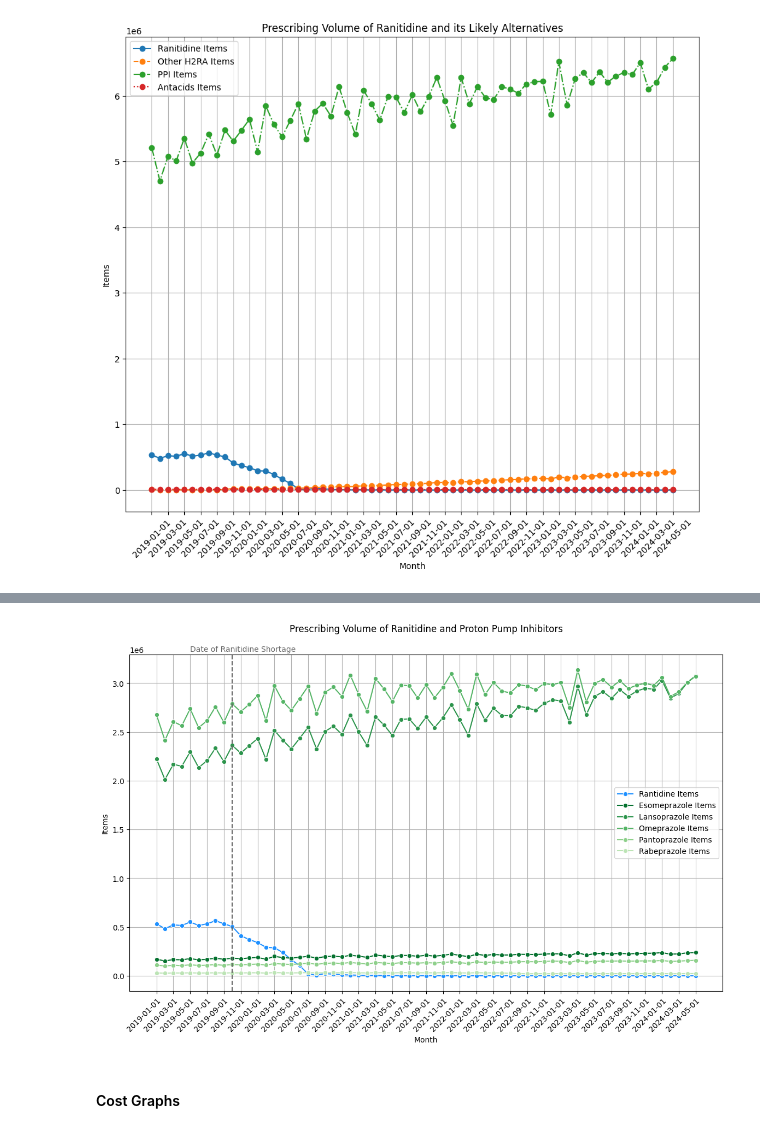
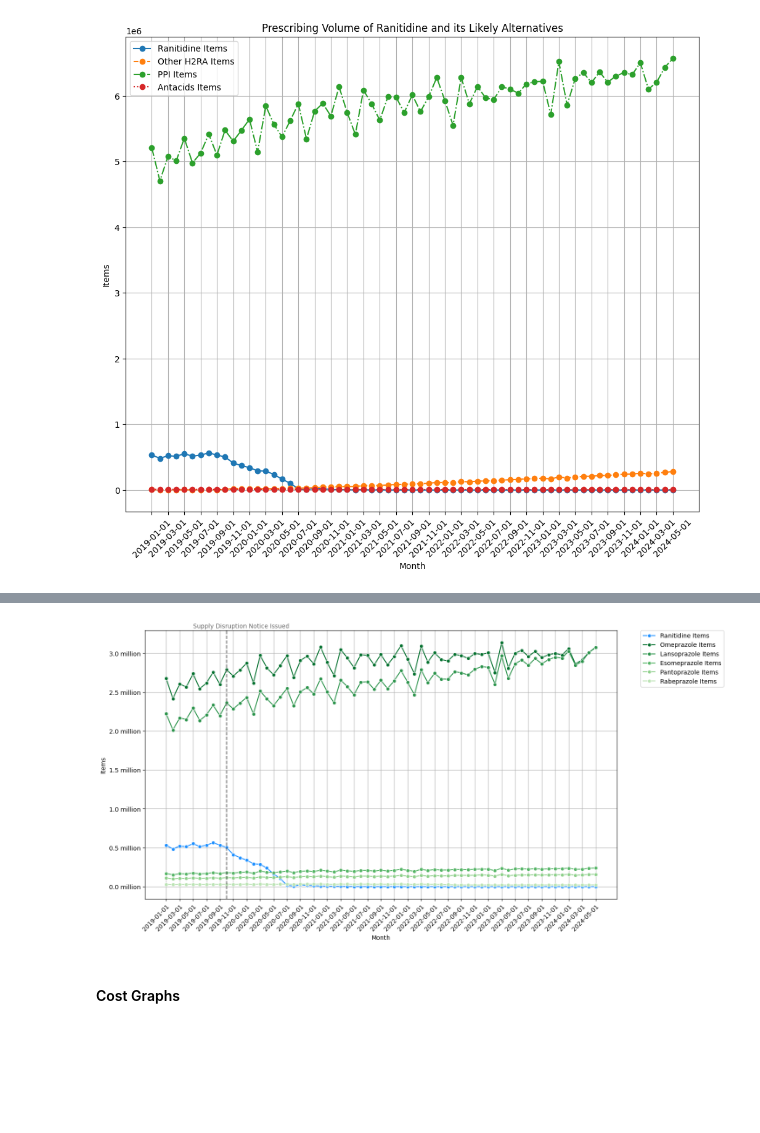
Before and after one commit to avanthika-sivakumar/med-student-omeprazole, a Jupyter notebook: notebooks/Omeprazole shortage.ipynb, the cells around one changed output, grey strips where cells are left out. Drawn from its saved outputs; the diff is of its cells as text; code cells hidden in the pictures; blank space fills up the shorter version.

```diff
--- a/notebooks/Omeprazole shortage.ipynb
+++ b/notebooks/Omeprazole shortage.ipynb
@@ -258,16 +265,16 @@ nizatidine_monthly_totals = data_filtered_nizatidine.groupby('month')['items'].s
 # %%
 # Create a Seaborn figure for specific H2RA antagonists
 plt.figure(figsize=(14, 8))  # Increase figure size for better readability
-sns.set_palette('OrRd_r')
 
 # Plot the original monthly totals for H2RA antagonists using Seaborn
-sns.lineplot(data=ranitidine_monthly_totals, x='month', y='items', marker='o', label='Rantidine Items', color='dodgerblue')
+sns.lineplot(data=ranitidine_monthly_totals, x='month', y='items', marker='o', label='Ranitidine Items', color='dodgerblue')
 
-sns.lineplot(data=cimetidine_monthly_totals, x='month', y='items', marker='o', label='Cimetidine Items')
+sns.lineplot(data=famotidine_monthly_totals, x='month', y='items', marker='o', label='Famotidine Items', color='firebrick')
 
-sns.lineplot(data=famotidine_monthly_totals, x='month', y='items', marker='o', label='Famotidine Items')
+sns.lineplot(data=nizatidine_monthly_totals, x='month', y='items', marker='o', label='Nizatidine Items', color='red')
 
-sns.lineplot(data=nizatidine_monthly_totals, x='month', y='items', marker='o', label='Nizatidine Items')
+sns.lineplot(data=cimetidine_monthly_totals, x='month', y='items', marker='o', label='Cimetidine Items', color='lightsalmon')
+
 
 # Rotate x-axis labels to avoid overlapping
 plt.xticks(rotation=45)
@@ -276,7 +283,6 @@ plt.xticks(rotation=45)
 plt.xticks(ticks=ranitidine_monthly_totals['month'][::2], rotation=45, rotation_mode='anchor', horizontalalignment='right')
 
 # Add titles and labels
-plt.title('Prescribing Volume of Alternative H2 Receptor Antagonists', pad=30)
 plt.xlabel('Month')
 plt.ylabel('Items')
 
@@ -286,13 +292,19 @@ plt.legend()
 #add vertical line for date of shortage and annotate it.
 plt.axvline(x = '2019-10-01', ymin = 0, ymax = 1, color='dimgrey', linestyle='--')
 
-plt.annotate('Date of Ranitidine Shortage', color='dimgrey',
+plt.annotate('Supply Disruption Notice Issued', color='dimgrey',
              xy=('2019-10-01', max(ranitidine_monthly_totals['items'])),
              xytext=('2019-05-01', max(ranitidine_monthly_totals['items']) * 1.06))
 
 # Adding grid for better readability
 plt.grid(True)
 
+#Move legend box outside
+plt.legend(bbox_to_anchor=(1.05, 1), loc=2, borderaxespad=0.)
+
+# Format y-axis labels
+plt.gca().get_yaxis().set_major_formatter(plt.FuncFormatter(lambda x, loc: "{:.1f} million".format(x / 1000000)))
+
 # Display the plot
 plt.show()
 # %% [output]
@@ -332,43 +344,48 @@ plt.figure(figsize=(14, 8))  # Increase figure size for better readability
 sns.set_palette('Greens_r', 6)
 
 # Plot the original monthly totals for PPIs using Seaborn
-sns.lineplot(data=ranitidine_monthly_totals, x='month', y='items', marker='o', label='Rantidine Items', color='dodgerblue')
+sns.lineplot(data=ranitidine_monthly_totals, x='month', y='items', marker='o', label='Ranitidine Items', color='dodgerblue')
 
-sns.lineplot(data=esomeprazole_monthly_totals, x='month', y='items', marker='o', label='Esomeprazole Items')
+sns.lineplot(data=omeprazole_monthly_totals, x='month', y='items', marker='o', label='Omeprazole Items')
 
 sns.lineplot(data=lansoprazole_monthly_totals, x='month', y='items', marker='o', label='Lansoprazole Items')
 
-sns.lineplot(data=omeprazole_monthly_totals, x='month', y='items', marker='o', label='Omeprazole Items')
+sns.lineplot(data=esomeprazole_monthly_totals, x='month', y='items', marker='o', label='Esomeprazole Items')
 
 sns.lineplot(data=pantoprazole_monthly_totals, x='month', y='items', marker='o', label='Pantoprazole Items')
 
 sns.lineplot(data=rabeprazole_monthly_totals, x='month', y='items', marker='o', label='Rabeprazole Items')
 
 # Optionally reduce the number of ticks on the x-axis
 plt.xticks(ticks=ranitidine_monthly_totals['month'][::2], rotation=45, rotation_mode='anchor', horizontalalignment='right')
 
 # Add titles and labels
-plt.title('Prescribing Volume of Ranitidine and Proton Pump Inhibitors', pad=30)
 plt.xlabel('Month')
 plt.ylabel('Items')
 
 # Add a legend to differentiate the lines
 plt.legend()
 
 #add vertical line for date of shortage and annotate it.
 plt.axvline(x = '2019-10-01', ymin = 0, ymax = 1, color='dimgrey', linestyle='--')
 
-plt.annotate('Date of Ranitidine Shortage', color='dimgrey',
+plt.annotate('Supply Disruption Notice Issued', color='dimgrey',
              xy=('2019-10-01', max(ranitidine_monthly_totals['items'])),
              xytext=('2019-05-01', max(omeprazole_monthly_totals['items']) * 1.06))
 
 # Adding grid for better readability
 plt.grid(True)
 
+#Move legend box outside
+plt.legend(bbox_to_anchor=(1.05, 1), loc=2, borderaxespad=0.)
+
+# Format y-axis labels
+plt.gca().get_yaxis().set_major_formatter(plt.FuncFormatter(lambda x, loc: "{:.1f} million".format(x / 1000000)))
+
 # Display the plot
 plt.show()
 # %% [output]
-[figure, old version]
+[figure, new version]
 # %% [markdown]
 #### Cost Graphs
 # %%
```
Also changed, not shown: parts of 37 cells of this notebook, 10 other files.
